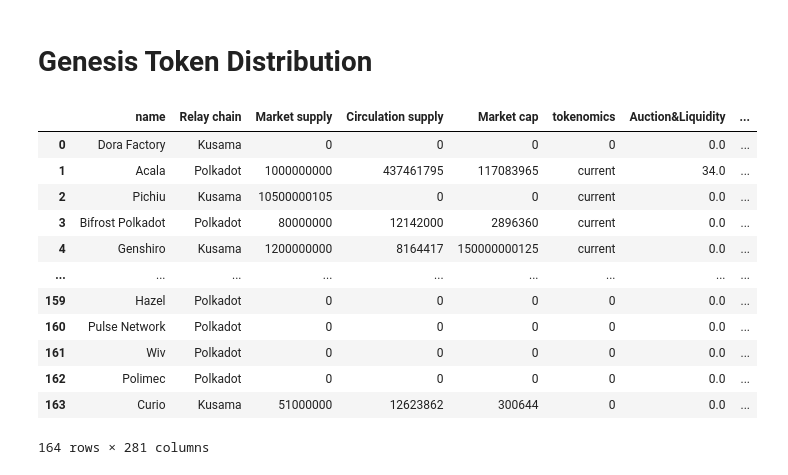
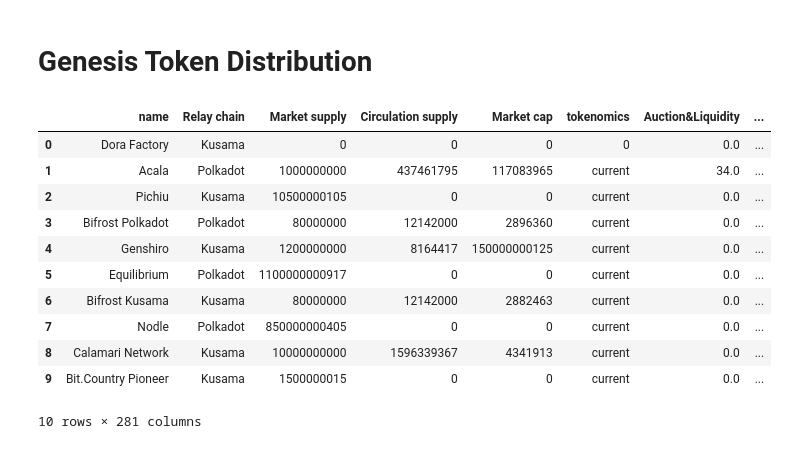
Before and after one commit to hashed-io/hashed-genesis-token-distribution-scraping, a Jupyter notebook: genesis_token.ipynb, the cells around one changed output. Cells and saved outputs as stored; diff of their text form; code cells hidden in the pictures.

```diff
--- a/genesis_token.ipynb
+++ b/genesis_token.ipynb
@@ -10,38 +12,38 @@ import json
 # %%
 data = []
 
 with open('data.json') as json_file:
 
     file = json.load(json_file)
 
     for line in file:
         output = {}
 
         output["name"] = line['name']
         output["Relay chain"] = line['relay_chain']
         output["Market supply"] = line['market_supply']
         output["Circulation supply"] = line['circulation_supply']
         output["Market cap"] = line['market_cap']
 
         for k in line["token_distribution"]:
             output[k[0]] = k[1]
 
         data.append(output)
 
 df = pd.DataFrame(data)
 df.fillna(0, inplace=True)
-df
+
+df.head(10)
 # %% [output]
 |  | name | Relay chain | Market supply | Circulation supply | Market cap | tokenomics | Auction&Liquidity | ... |
 | 0 | Dora Factory | Kusama | 0 | 0 | 0 | 0 | 0.0 | ... |
 | 1 | Acala | Polkadot | 1000000000 | 437461795 | 117083965 | current | 34.0 | ... |
 | 2 | Pichiu | Kusama | 10500000105 | 0 | 0 | current | 0.0 | ... |
 | 3 | Bifrost Polkadot | Polkadot | 80000000 | 12142000 | 2896360 | current | 0.0 | ... |
 | 4 | Genshiro | Kusama | 1200000000 | 8164417 | 150000000125 | current | 0.0 | ... |
-| ... | ... | ... | ... | ... | ... | ... | ... | ... |
-| 159 | Hazel | Polkadot | 0 | 0 | 0 | 0 | 0.0 | ... |
-| 160 | Pulse Network | Polkadot | 0 | 0 | 0 | 0 | 0.0 | ... |
-| 161 | Wiv | Polkadot | 0 | 0 | 0 | 0 | 0.0 | ... |
-| 162 | Polimec | Polkadot | 0 | 0 | 0 | 0 | 0.0 | ... |
-| 163 | Curio | Kusama | 51000000 | 12623862 | 300644 | 0 | 0.0 | ... |
+| 5 | Equilibrium | Polkadot | 1100000000917 | 0 | 0 | current | 0.0 | ... |
+| 6 | Bifrost Kusama | Kusama | 80000000 | 12142000 | 2882463 | current | 0.0 | ... |
+| 7 | Nodle | Polkadot | 850000000405 | 0 | 0 | current | 0.0 | ... |
+| 8 | Calamari Network | Kusama | 10000000000 | 1596339367 | 4341913 | current | 0.0 | ... |
+| 9 | Bit.Country Pioneer | Kusama | 1500000015 | 0 | 0 | current | 0.0 | ... |
-164 rows × 281 columns
+10 rows × 281 columns
```
Also changed, not shown: parts of 19 cells of this notebook.
